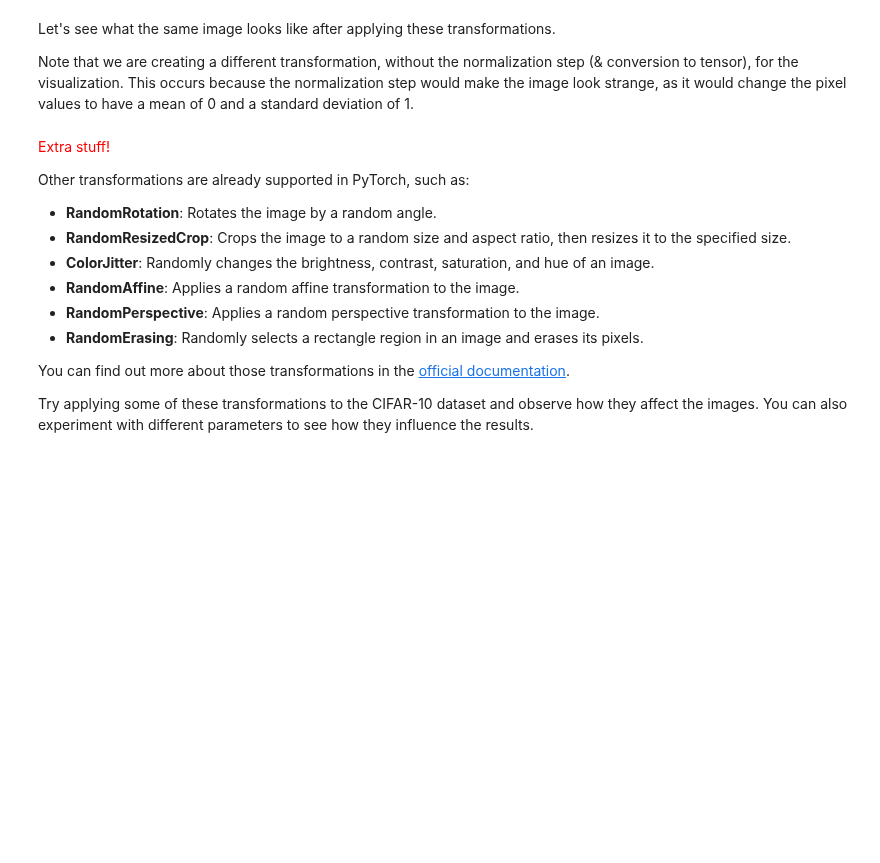
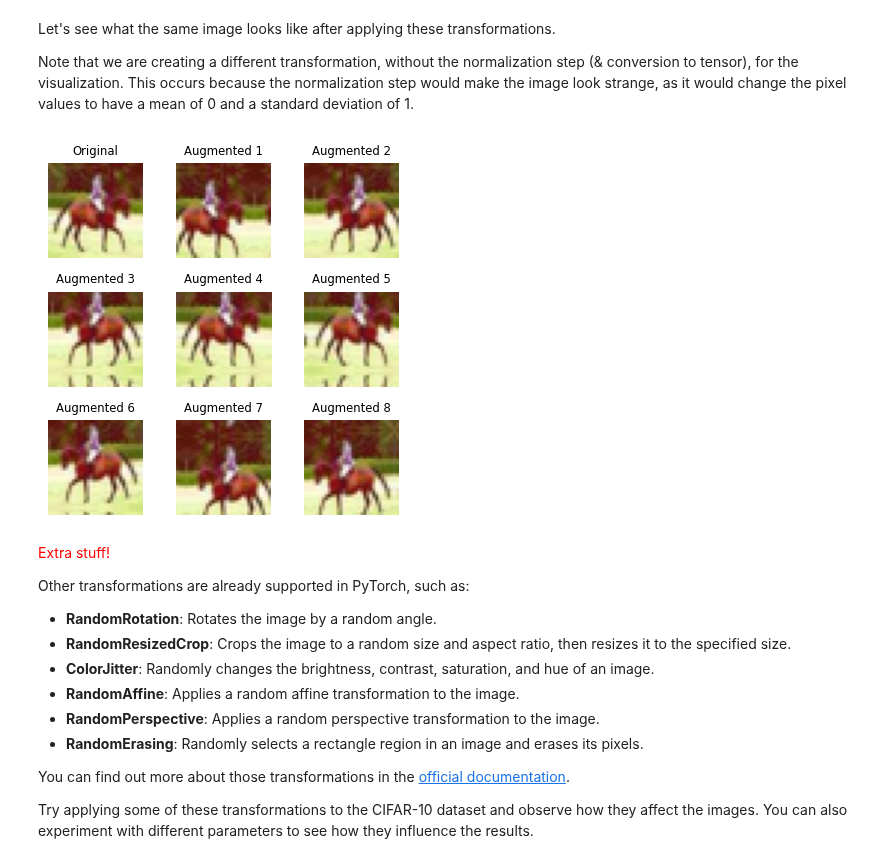
Before and after one commit to leilaalizadeh/LLMlabs, a Jupyter notebook: lab01/text.ipynb, the cells around one changed output. Drawn from its saved outputs; the diff is of its cells as text; code cells hidden in the pictures; blank space fills up the shorter version.

```diff
--- a/lab01/text.ipynb
+++ b/lab01/text.ipynb
@@ -468,18 +508,40 @@ Note that we are creating a different transformation, without the normalization
 # %%
 viz_transform = transforms.Compose([
     transforms.RandomHorizontalFlip(),
     # note the padding_mode policy: this implies that the "missing" pixels
     # will be reflected from the border pixels
     # (more info in the documentation => https://pytorch.org/vision/main/generated/torchvision.transforms.RandomCrop.html)
     transforms.RandomCrop(32, padding_mode='reflect', padding=5)
 ])
 
-im = transforms.ToPILImage()(images[10])
+im = transforms.ToPILImage()(images[1])
 n_transforms = 9
 
 fig, ax = plt.subplots(3,3, figsize=(4,4))
 # TODO: Visualize the original image ,then apply different transformations to it
 # Note: each time you apply the viz_transform transformation, a random transformation will be applied to the image
+
+# Flatten the 3x3 axes grid into a 1D list of 9 subplots for easier looping
+axes = ax.flatten()
+# 1. Plot the Original Image in the first slot
+axes[0].imshow(im)
+axes[0].set_title("Original")
+axes[0].axis('off')
+
+# 2. Generate and plot 8 random variations
+for i in range(1, n_transforms):
+    # Pass the image through the pipeline.
+    # It randomly decides whether to flip it and exactly where to crop it every single loop!
+    augmented_im = viz_transform(im)
+
+    axes[i].imshow(augmented_im)
+    axes[i].set_title(f"Augmented {i}")
+    axes[i].axis('off')
+
+plt.tight_layout()
+plt.show()
+# %% [output]
+[figure, added]
 # %% [markdown]
 <span style="color:red">Extra stuff!</span>
 
```
Also changed, not shown: parts of 36 cells of this notebook.
